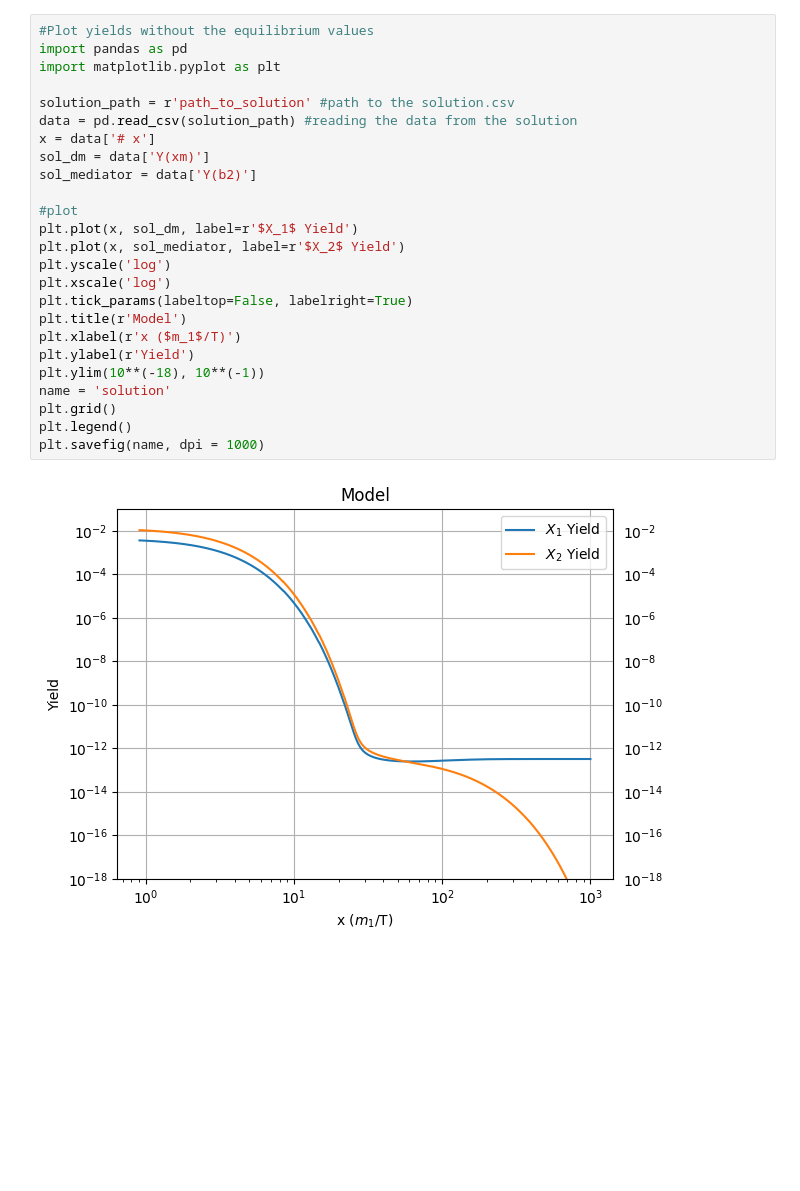
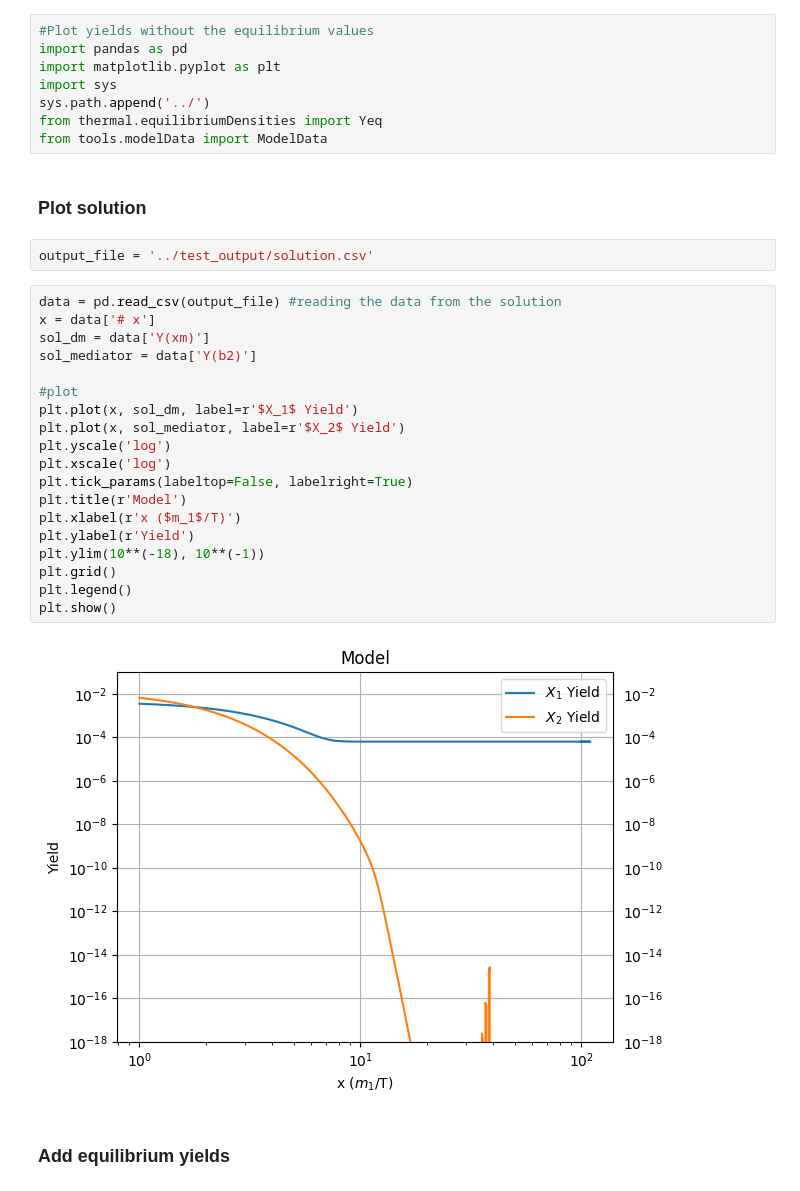
Before and after one commit to gabrielaalevi/DarkCalc, a Jupyter notebook: examples/plot.ipynb, the cells around one changed output. Saved outputs shown, nothing was run; the diff lists cells and outputs as text; blank space fills up the shorter version.

```diff
--- a/examples/plot.ipynb
+++ b/examples/plot.ipynb
@@ -2,27 +2,35 @@
 #Plot yields without the equilibrium values
 import pandas as pd
 import matplotlib.pyplot as plt
-
-solution_path = r'path_to_solution' #path to the solution.csv
-data = pd.read_csv(solution_path) #reading the data from the solution
-x = data['# x']
-sol_dm = data['Y(xm)']
-sol_mediator = data['Y(b2)']
-
-#plot
-plt.plot(x, sol_dm, label=r'$X_1$ Yield')
-plt.plot(x, sol_mediator, label=r'$X_2$ Yield')
-plt.yscale('log')
-plt.xscale('log')
-plt.tick_params(labeltop=False, labelright=True)
-plt.title(r'Model')
-plt.xlabel(r'x ($m_1$/T)')
-plt.ylabel(r'Yield')
-plt.ylim(10**(-18), 10**(-1))
-name = 'solution'
-plt.grid()
-plt.legend()
-plt.savefig(name, dpi = 1000)
+import sys
+sys.path.append('../')
+from thermal.equilibriumDensities import Yeq
+from tools.modelData import ModelData
-# %% [output]
-[figure, removed]
+# %% [markdown]
+### Plot solution
+# %%
+output_file = '../test_output/solution.csv'
+# %%
+data = pd.read_csv(output_file) #reading the data from the solution
+x = data['# x']
+sol_dm = data['Y(xm)']
+sol_mediator = data['Y(b2)']
+
+#plot
+plt.plot(x, sol_dm, label=r'$X_1$ Yield')
+plt.plot(x, sol_mediator, label=r'$X_2$ Yield')
+plt.yscale('log')
+plt.xscale('log')
+plt.tick_params(labeltop=False, labelright=True)
+plt.title(r'Model')
+plt.xlabel(r'x ($m_1$/T)')
+plt.ylabel(r'Yield')
+plt.ylim(10**(-18), 10**(-1))
+plt.grid()
+plt.legend()
+plt.show()
+# %% [output]
+[figure, added]
+# %% [markdown]
+### Add equilibrium yields
 # %%
```
Also changed, not shown: parts of 1 cell of this notebook, 5 other files.
